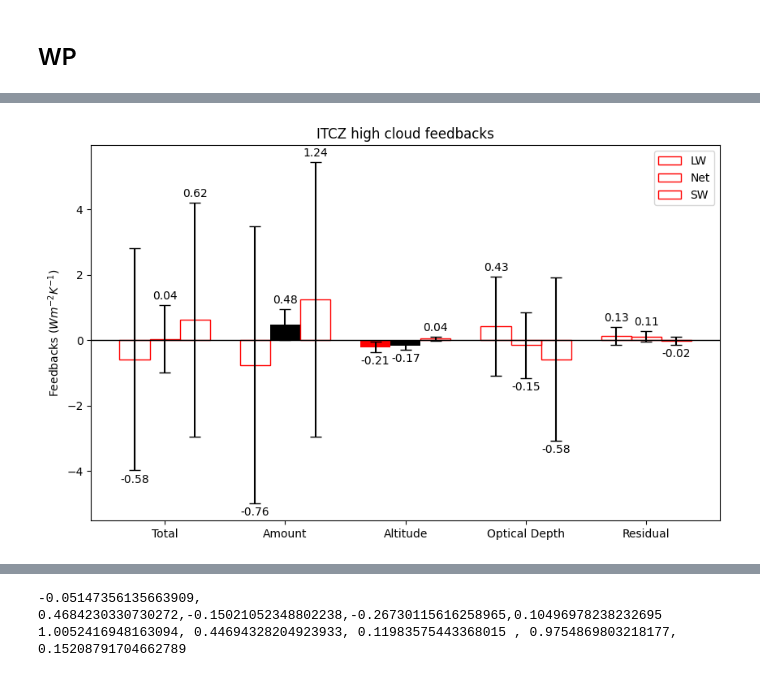
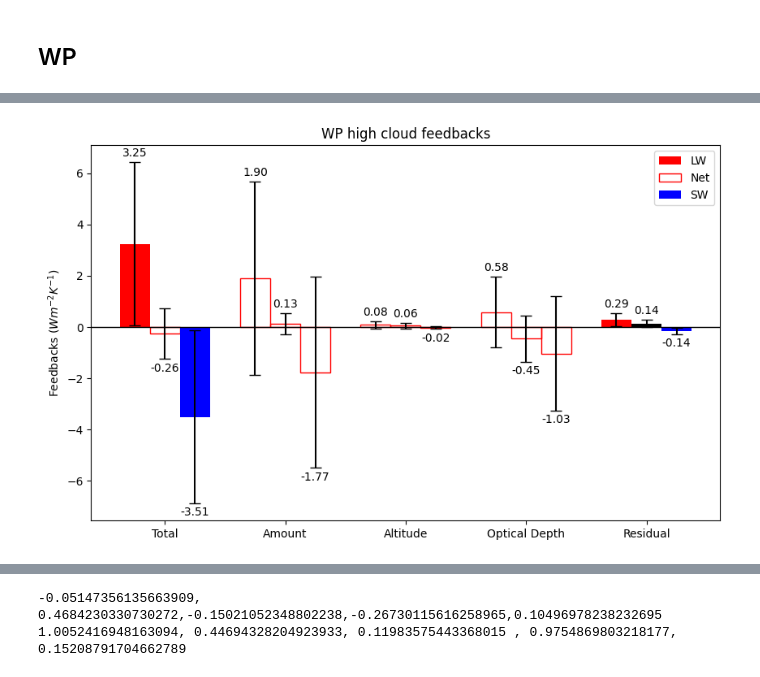
Before and after one commit to paula-rj/HighClouds, a Jupyter notebook: feedbacks.ipynb, the cells around one changed output, grey strips where cells are left out. Saved outputs shown, nothing was run; the diff lists cells and outputs as text; code cells hidden in the pictures.

```diff
--- a/feedbacks.ipynb
+++ b/feedbacks.ipynb
@@ -654,9 +706,6 @@ hc sw od = 0.19572398376930442 +- 0.20583422925925796
 hc res = -0.01604760824261464 +-0.009130574127523525
 # %% [markdown]
 # ITCZ
-# %%
-itcz= slice(0,20)
-ocean_only = slice(120,260)
 # %%
 RclrLW_itcz = alllw.sel(lat=itcz,lon=ocean_only, time=ragutime).toa_lw_clr_mon.mean("lon")
 RovcLW_itcz = alllw.sel(lat=itcz,lon=ocean_only, time=ragutime).toa_lw_cldtyp_mon.mean("lon")
@@ -1368,0 +1312,2 @@ plt.show()
+# %%
+rg24dates = area_ep.time.data
@@ -1369,13 +1332,14 @@ plt.show()
 # %%
-nino0203 = (np.datetime64('2002-07-15T00:00:00.000000000'), np.datetime64('2003-06-15T00:00:00.000000000' ))
-nina0708 = (np.datetime64('2007-07-15T00:00:00.000000000'), np.datetime64('2008-06-15T00:00:00.000000000' ))
-nino0910 = (np.datetime64('2009-07-15T00:00:00.000000000'), np.datetime64('2010-06-15T00:00:00.000000000' ))
-nina1011 = (np.datetime64('2010-07-15T00:00:00.000000000'), np.datetime64('2011-06-15T00:00:00.000000000' ))
-nino1516 = (np.datetime64('2015-07-15T00:00:00.000000000'), np.datetime64('2016-06-15T00:00:00.000000000' ))
+nino0203 = (np.datetime64('2002-08-15T00:00:00.000000000'), np.datetime64('2002-12-15T00:00:00.000000000' ))
+nina0708 = (np.datetime64('2007-08-15T00:00:00.000000000'), np.datetime64('2008-03-15T00:00:00.000000000' ))
+nino0910 = (np.datetime64('2009-09-15T00:00:00.000000000'), np.datetime64('2010-02-15T00:00:00.000000000' ))
+nina1011 = (np.datetime64('2010-06-15T00:00:00.000000000'), np.datetime64('2011-02-15T00:00:00.000000000' ))
+nino1516 = (np.datetime64('2015-05-15T00:00:00.000000000'), np.datetime64('2016-03-15T00:00:00.000000000' ))
+nina2021 = (np.datetime64('2020-09-15T00:00:00.000000000'), np.datetime64('2020-12-15T00:00:00.000000000' ))
 
-rg24dates = area_wp.time.data
+rg24dates = area_ep.time.data
 #chatgpt
-exclude = [nino0203, nina0708, nino0910, nina1011, nino1516 ]
+exclude = [nino0203, nina0708, nino0910, nina1011, nino1516, nina2021 ]
 
 mask = np.ones(rg24dates.shape, dtype=bool)
 # Apply the exclusion ranges
@@ -1465,10 +1434,12 @@ df_long
 # %%
 ranges_to_exclude = [
-    (pd.Timestamp("2002-07-01"), pd.Timestamp("2003-06-28")),
-    (pd.Timestamp("2007-07-01"), pd.Timestamp("2008-06-28")),
-    (pd.Timestamp("2009-07-01"), pd.Timestamp("2010-06-28")),
-    (pd.Timestamp("2010-07-01"), pd.Timestamp("2011-06-28")),
-    (pd.Timestamp("2015-07-01"), pd.Timestamp("2016-06-28")),
+(pd.Timestamp('2002-08-01'),pd.Timestamp('2002-12-01' )),
+(pd.Timestamp('2007-08-01'),pd.Timestamp('2008-03-01' )),
+(pd.Timestamp('2009-09-01'),pd.Timestamp('2010-02-01' )),
+(pd.Timestamp('2010-06-01'),pd.Timestamp('2011-02-01' )),
+(pd.Timestamp('2015-05-01'),pd.Timestamp('2016-03-01' )),
+(pd.Timestamp('2020-09-01'),pd.Timestamp('2020-12-01' )),
+
 ]
 # %%
 for start_date, end_date in ranges_to_exclude:
@@ -1532,6 +1542,8 @@ hclw_wp = methods.Feedbacks(area_wp.sel(press=[4,5,6]), lwK_wp.sel(press=[4,5,6]
 hcsw_wp = methods.Feedbacks(area_wp.sel(press=[4,5,6]), swK_wp.sel(press=[4,5,6]), gmst_anom_noenso)
 hcnet_wp = methods.Feedbacks(area_wp.sel(press=[4,5,6]), K_wp.sel(press=[4,5,6]), gmst_anom_noenso)
 # %%
-methods.plot(hclw_wp, hcsw_wp, hcnet_wp, totallw= (-0.5818308824114647, 3.404410832732528), totalsw=(0.6226261443680257, 3.57531942008397), totalnet=(0.040799869783581806, 1.041954306184636) )
+methods.plot(hclw_wp, hcsw_wp, hcnet_wp, area="WP", totallw= (3.2451192573506122, 3.1804808620007465), totalsw=(-3.5067620590855, 3.379339369760112), totalnet=(-0.2616512168035753, 0.985385145124428) )
+
+#whole enso years: methods.plot(hclw_wp, hcsw_wp, hcnet_wp, totallw= (-0.5818308824114647, 3.404410832732528), totalsw=(0.6226261443680257, 3.57531942008397), totalnet=(0.040799869783581806, 1.041954306184636) )
 # %% [output]
-[figure, old version]
+[figure, new version]
```
Also changed, not shown: parts of 63 cells of this notebook, 1 other file.
